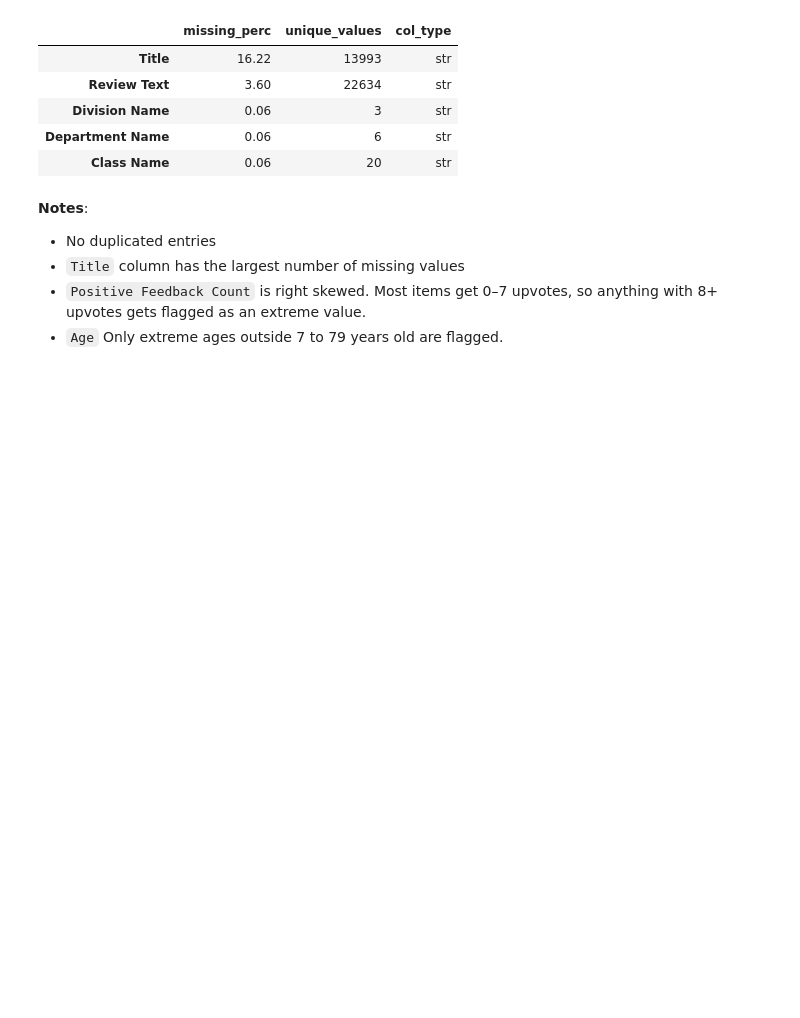
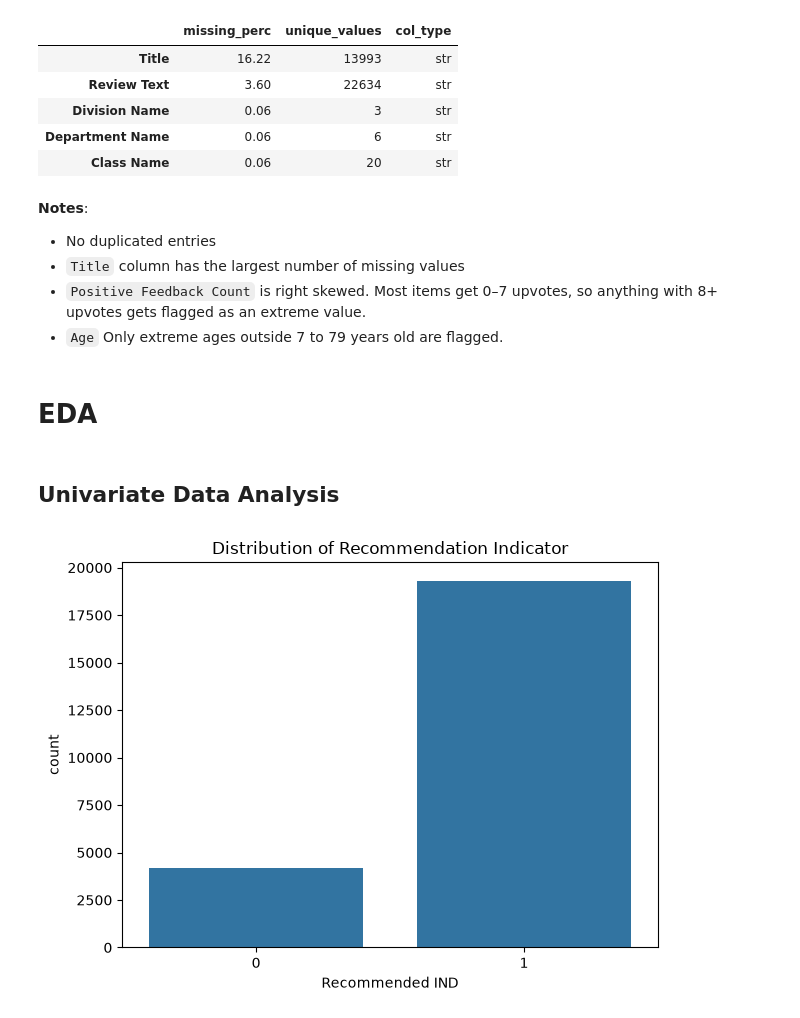
Before and after one commit to yousssef96/E-Commerce-Clothing-Reviews, a Jupyter notebook: notebooks/sentiment_analysis.ipynb, the cells around one changed output. Drawn from its saved outputs; the diff is of its cells as text; code cells hidden in the pictures; blank space fills up the shorter version.

Commit message:
EDA (Univariate, Bivariate, Multivariate Analysis) completed using charts

```diff
--- a/notebooks/sentiment_analysis.ipynb
+++ b/notebooks/sentiment_analysis.ipynb
@@ -112,3 +112,14 @@ Number of duplicates entires : 0
 * `Title` column has the largest number of missing values
 * `Positive Feedback Count` is right skewed. Most items get 0–7 upvotes, so anything with 8+ upvotes gets flagged as an extreme value.
 * `Age` Only extreme ages outside 7 to 79 years old are flagged.
+# %% [markdown]
+# EDA
+# %% [markdown]
+## Univariate Data Analysis
+# %%
+sns.countplot(data=df, x='Recommended IND')
+plt.title('Distribution of Recommendation Indicator')
+plt.tight_layout()
+plt.show()
+# %% [output]
+[figure, added]
```
Also changed, not shown: parts of 11 cells of this notebook.
